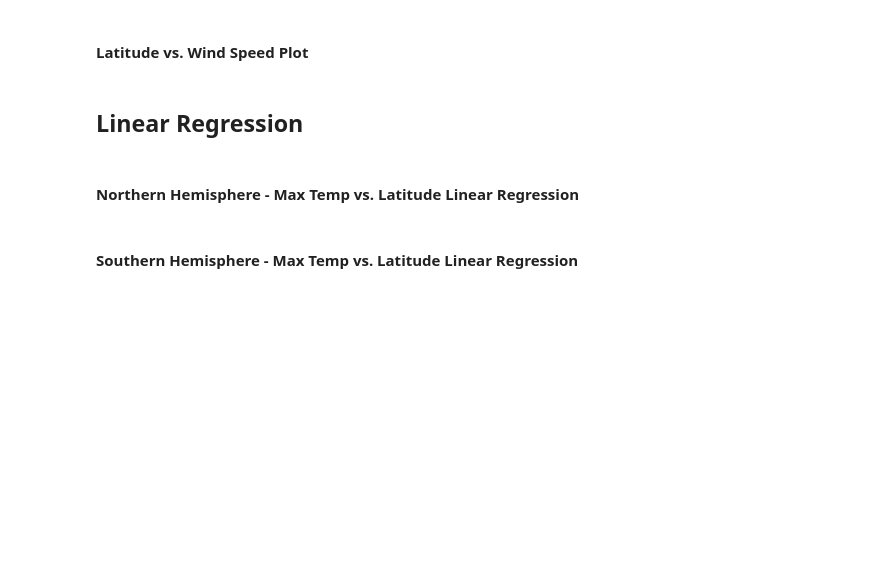
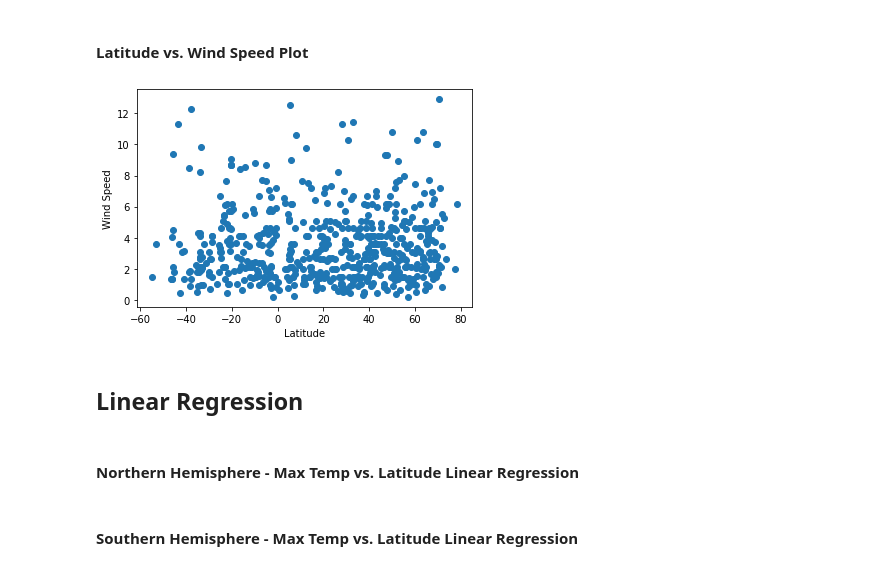
Before and after one commit to jamesa820/python-api-challenge, a Jupyter notebook: Weather_py/WeatherPy.ipynb, the cells around one changed output. Cells and saved outputs as stored; diff of their text form; code cells hidden in the pictures; blank space fills up the shorter version.

```diff
--- a/Weather_py/WeatherPy.ipynb
+++ b/Weather_py/WeatherPy.ipynb
@@ -65,7 +68,0 @@ print(cities)
-# %%
-# Save config information.
-url = "http://api.openweathermap.org/data/2.5/weather?"
-
-
-# Build partial query URL
-query_url = f"{url}q=appid={weather_api_key}&q="
@@ -103,12 +96,0 @@ KeyError: 'coord'
-# %%
-# Convert array of JSONs into Pandas DataFrame
-data_pd = pd.DataFrame(data)
-
-# Extract relevant fields from the data frame
-lats = data_pd["Lat"]
-max_temps = data_pd["Max Temp"]
-humidity = data_pd["Humidity"]
-cloudiness = data_pd["Cloudiness"]
-wind_speed = data_pd["Wind Speed"]
-
-data_pd
@@ -129,0 +97,18 @@ weather_data
+# %%
+print("SIZE OF LISTS: ",len(latitude)," ",len(temperature)," ",len(humidity)," ",len(clouds)," ",len(windspeed))
+# print(latitude)
+# print(temperature)
+# print(humidity)
+# print(clouds)
+#print("WIND SPEED ",windspeed)
+
+
+weather_dict = {
+    "lat": latitude,
+    "temp": temperature,
+    "humidity": humidity,
+    "cloudiness": clouds,
+    "windspeed": windspeed,
+}
+weather_data = pd.DataFrame(weather_dict)
+print(weather_data['windspeed'])
@@ -162,11 +167,13 @@ plt.show()
 # %%
 # Create a Scatter Plot for temperature vs latitude
 x_values = weather_data['lat']
-y_values = weather_data['wind_speed']
-plt.scatter(x_values,y_values)
+y_values = weather_data['windspeed']
+plt.scatter(x_values, y_values)
 plt.xlabel('Latitude')
 plt.ylabel('Wind Speed')
 plt.show()
+# %% [output]
+[figure, added]
 # %% [markdown]
 ## Linear Regression
 # %%
```
Also changed, not shown: parts of 15 cells of this notebook.
